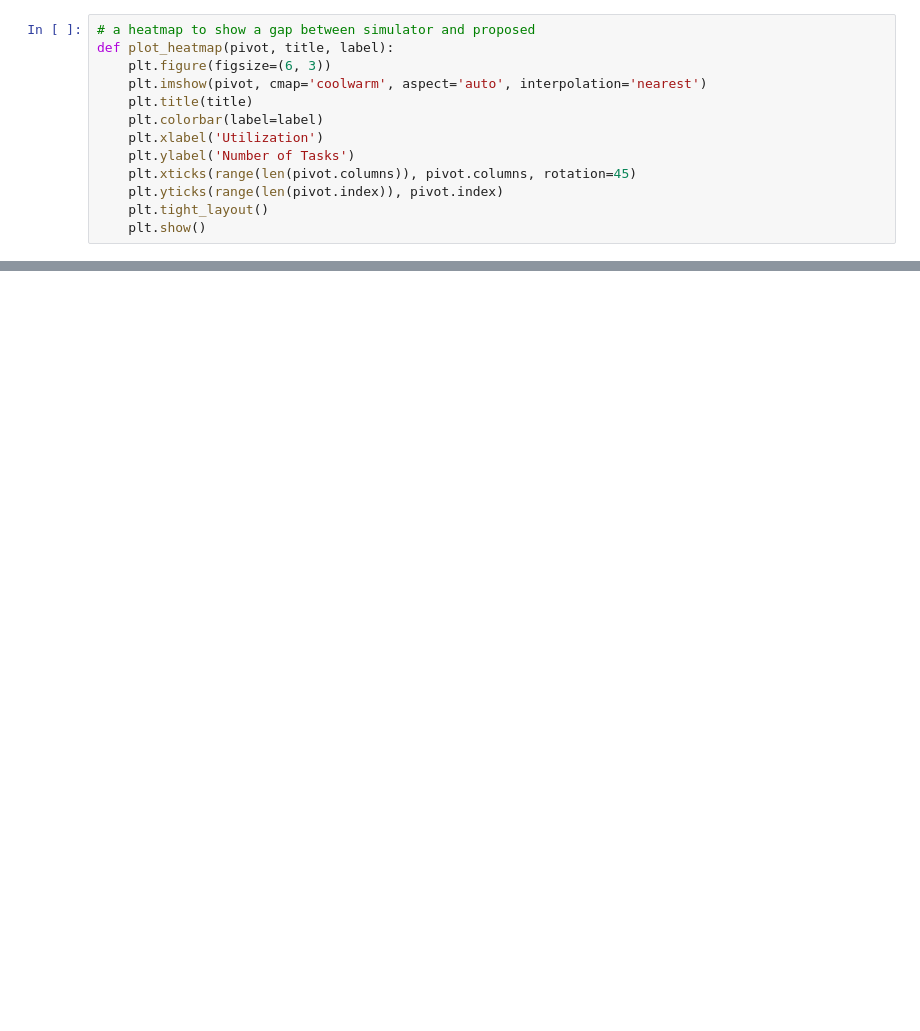
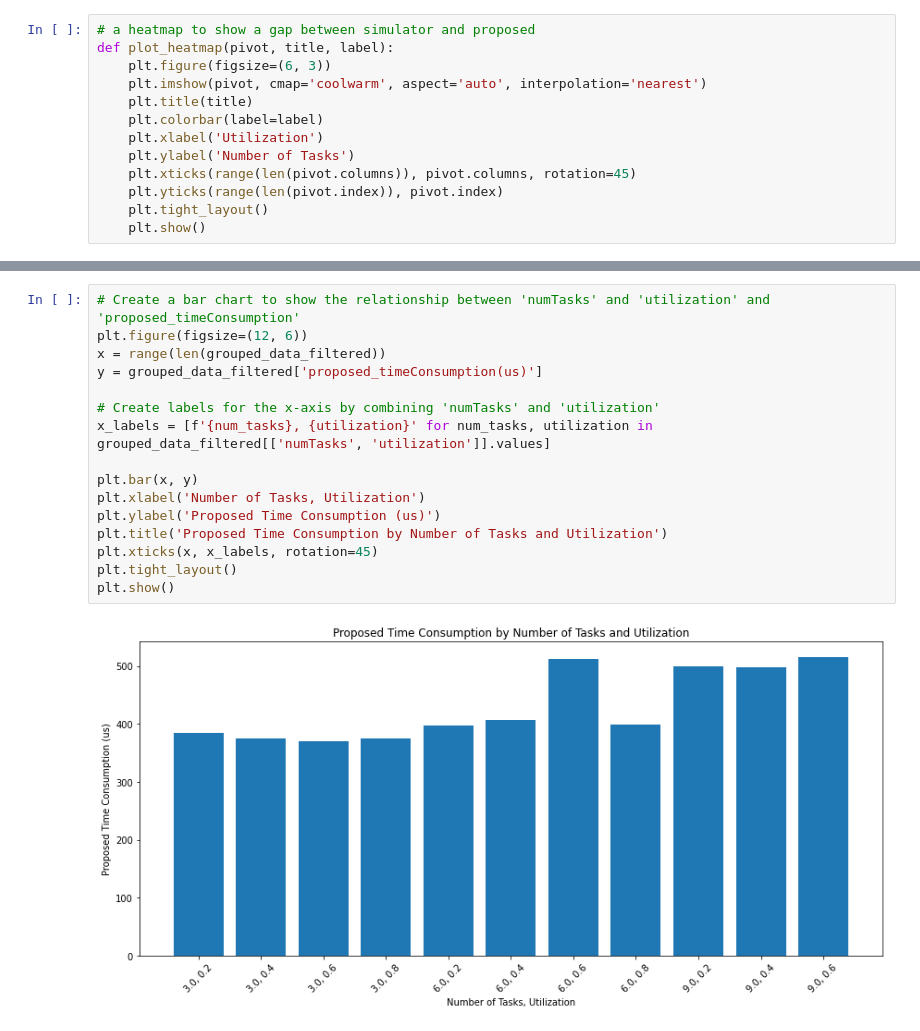
Before and after one commit to YoonKyonghwan/CFS_WCRT_Analysis, a Jupyter notebook: script/analysis/time_complexity.ipynb, the cells around one changed output, grey strips where cells are left out. Saved outputs shown, nothing was run; the diff lists cells and outputs as text; blank space fills up the shorter version.

```diff
--- a/script/analysis/time_complexity.ipynb
+++ b/script/analysis/time_complexity.ipynb
@@ -168,0 +114,18 @@ plt.show()
+# %%
+# Create a bar chart to show the relationship between 'numTasks' and 'utilization' and 'proposed_timeConsumption'
+plt.figure(figsize=(12, 6))
+x = range(len(grouped_data_filtered))
+y = grouped_data_filtered['proposed_timeConsumption(us)']
+
+# Create labels for the x-axis by combining 'numTasks' and 'utilization'
+x_labels = [f'{num_tasks}, {utilization}' for num_tasks, utilization in grouped_data_filtered[['numTasks', 'utilization']].values]
+
+plt.bar(x, y)
+plt.xlabel('Number of Tasks, Utilization')
+plt.ylabel('Proposed Time Consumption (us)')
+plt.title('Proposed Time Consumption by Number of Tasks and Utilization')
+plt.xticks(x, x_labels, rotation=45)
+plt.tight_layout()
+plt.show()
+# %% [output]
+[figure, added]
```
Also changed, not shown: parts of 10 cells of this notebook, 8 other files.
